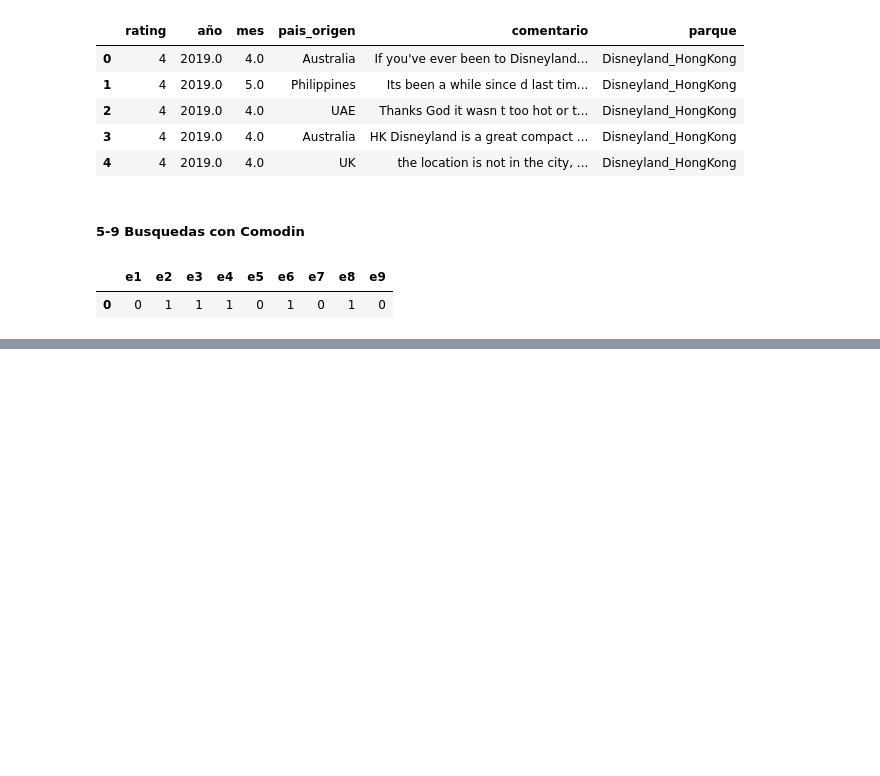
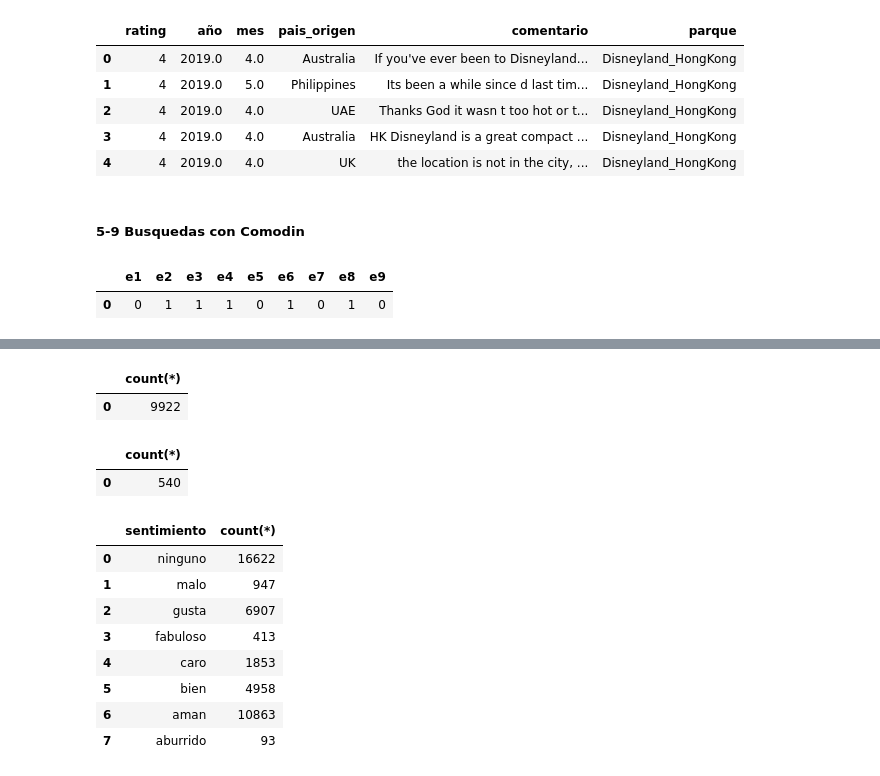
Before and after one commit to user14721068/SQL, a Jupyter notebook: 5.-Manejo de texto.ipynb, the cells around one changed output, grey strips where cells are left out. Cells and saved outputs as stored; diff of their text form; code cells hidden in the pictures; blank space fills up the shorter version.

```diff
--- a/5.-Manejo de texto.ipynb
+++ b/5.-Manejo de texto.ipynb
@@ -487,0 +520,67 @@ df.head(10)
+# %%
+# Conteo de comentarios qu contegan la palabra son o daughter
+
+query = """
+select
+    count(*)
+from
+    analisistexto.disneyclean
+where
+    comentario like "%daughter%" or comentario like "%son%";
+"""
+df = pd.read_sql_query(text(query), engine)
+df.head(10)
+# %% [output]
+|  | count(*) |
+| 0 | 9922 |
+# %%
+# Contar los comentarios que contienen la palabra wife y contienen las palabras son o daugther */
+
+query = """
+select
+    count(*)
+from
+    analisistexto.disneyclean
+where
+    comentario like "%wife%" AND (comentario like "%son%" or comentario like "%daughter%" );
+"""
+df = pd.read_sql_query(text(query), engine)
+df.head(10)
+# %% [output]
+|  | count(*) |
+| 0 | 540 |
+# %%
+# Contar los comentarios de acuerdo a si contienen alguna de las siguientes palabras */
+
+query = """
+select
+    case
+        when comentario like "%love%" 		then "aman"
+        when comentario like "%fabulous%" 	then "fabuloso"
+        when comentario like "%like%" 		then "gusta"
+        when comentario like "%good%" 		then "bien"
+        when comentario like "%bad%" 		then "malo"
+        when comentario like "%expensive%" 	then "caro"
+        when comentario like "%boring%" 	then "aburrido"
+        else "ninguno"
+    end as sentimiento,
+    count(*)
+from
+    analisistexto.disneyclean
+group by
+    1
+order by
+    1 desc;
+"""
+df = pd.read_sql_query(text(query), engine)
+df.head(10)
+# %% [output]
+|  | sentimiento | count(*) |
+| 0 | ninguno | 16622 |
+| 1 | malo | 947 |
+| 2 | gusta | 6907 |
+| 3 | fabuloso | 413 |
+| 4 | caro | 1853 |
+| 5 | bien | 4958 |
+| 6 | aman | 10863 |
+| 7 | aburrido | 93 |
```
Also changed, not shown: parts of 25 cells of this notebook.
